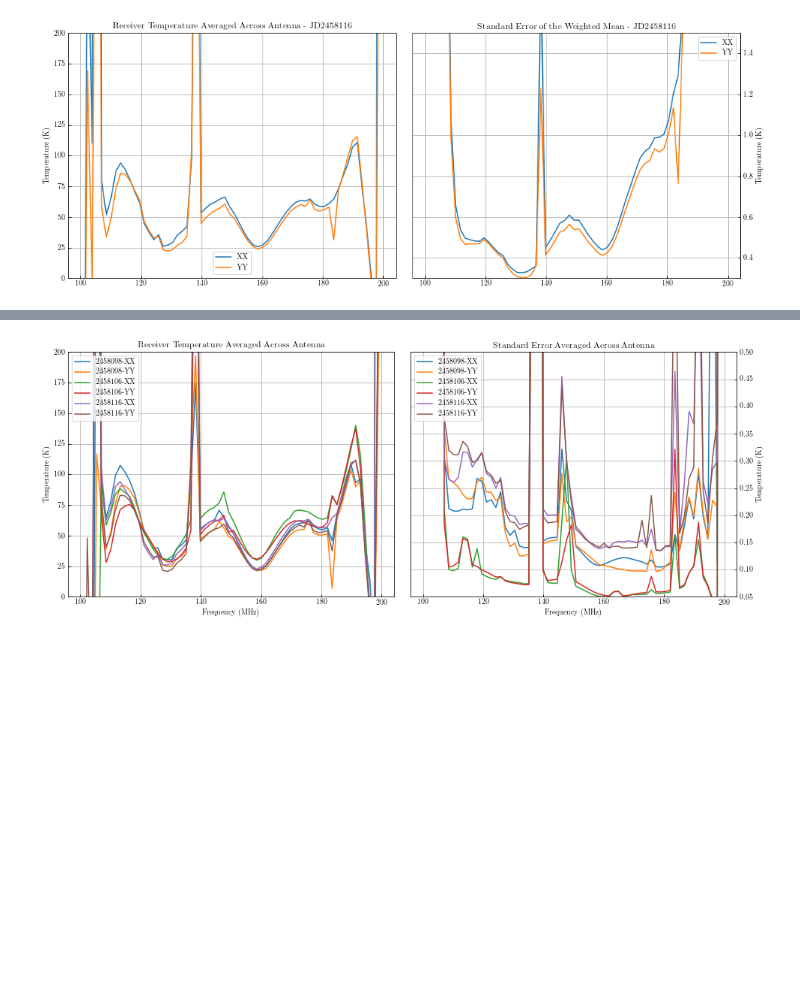
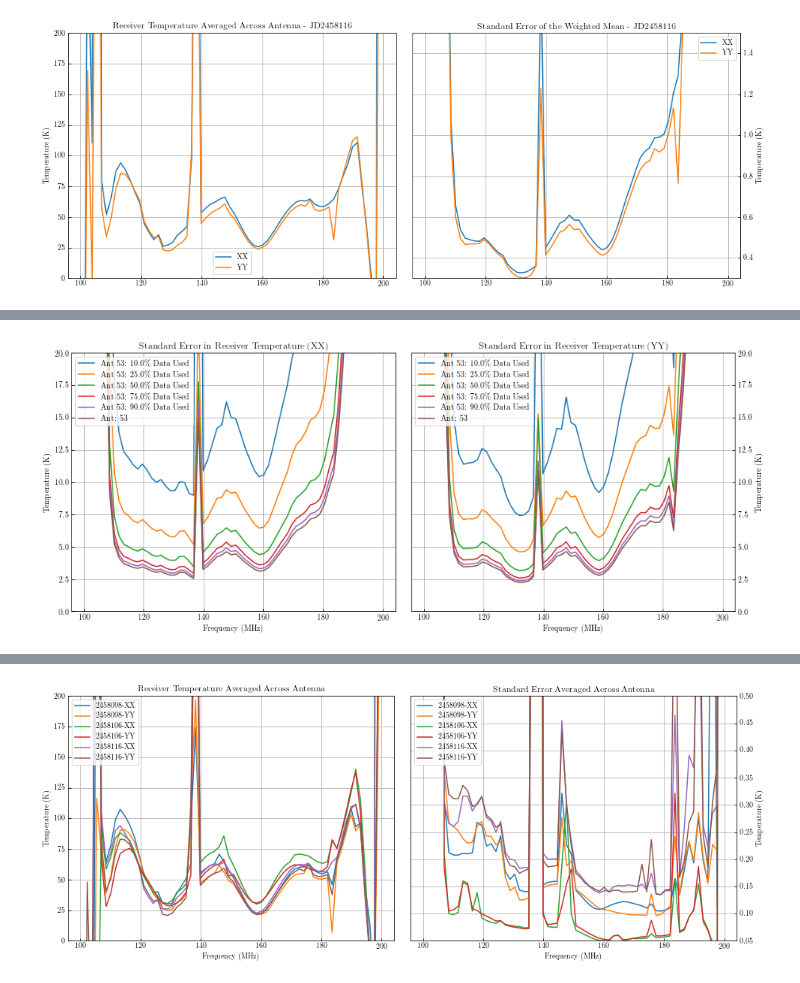
Before and after one commit to tyler-a-cox/HERA_Tsys, a Jupyter notebook: notebooks/HERA_Tsys_auto_fits.ipynb, the cells around one changed output, grey strips where cells are left out. Saved outputs shown, nothing was run; the diff lists cells and outputs as text; code cells hidden in the pictures; blank space fills up the shorter version.

```diff
--- a/notebooks/HERA_Tsys_auto_fits.ipynb
+++ b/notebooks/HERA_Tsys_auto_fits.ipynb
@@ -283,0 +349,21 @@ plt.grid()
+# %%
+fig, axarr = plt.subplots(1, 2, figsize=(15, 6))
+
+for poli, pol in enumerate(pols):
+    for i in np.arange(len(rxr_temp_var_frac)):
+        axarr[poli].plot(freqs, rxr_temp_err_frac[i][poli],
+                      label='Ant {ant}: {frac}\% Data Used'.format(ant=selected_ant,frac=data_frac[i]*100))
+    axarr[poli].plot(freqs, rxr_temp_err_new[poli, ant_idx][0], label='Ant: {ant}'.format(ant=selected_ant))
+    axarr[poli].set_xlabel('Frequency (MHz)')
+    axarr[poli].set_ylim([0,20])
+    axarr[poli].set_ylabel('Temperature (K)')
+    axarr[1].yaxis.tick_right()
+    axarr[1].yaxis.set_label_position("right")
+    axarr[0].set_ylabel('Temperature (K)')
+    axarr[poli].set_title('Standard Error in Receiver Temperature ({})'.format(2*pol))
+    axarr[poli].grid()
+    axarr[poli].legend()
+plt.subplots_adjust(wspace=0.05)
+#plt.savefig('/Users/tyler/Desktop/Research/Tsys/Tsys_plots/IDR2/{JD}/rxr_standard_err_{pol}_{JD}.png'.format(pol=2*pol, JD=JD), bbox_inches='tight')
+# %% [output]
+[figure, added]
```
Also changed, not shown: parts of 13 cells of this notebook, 3 other files.
